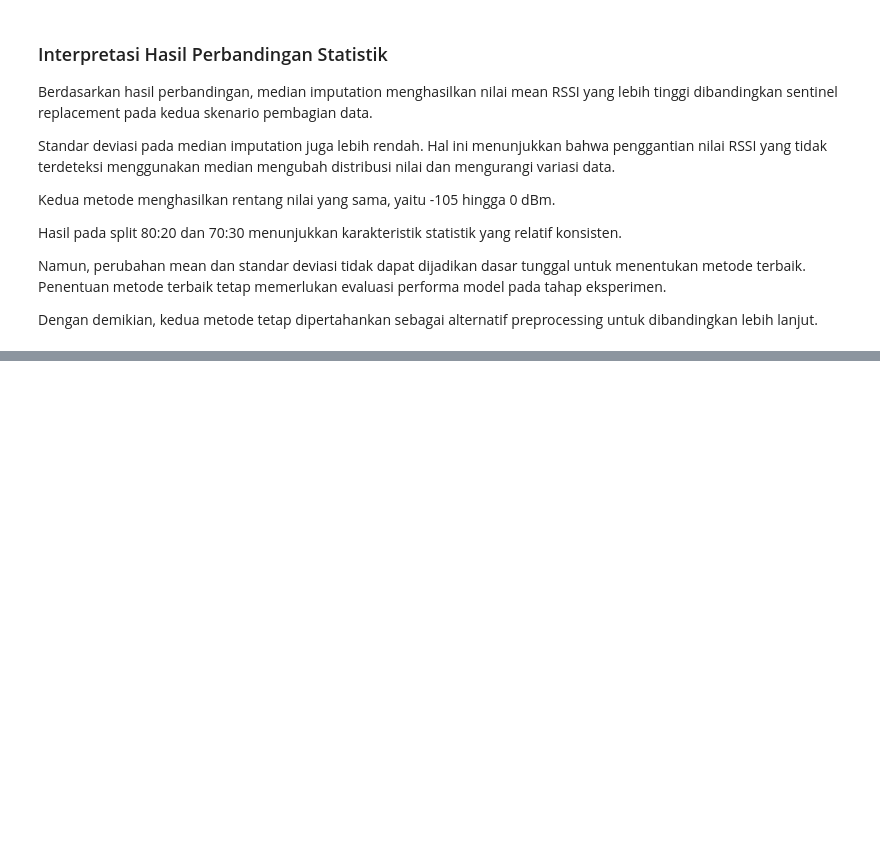
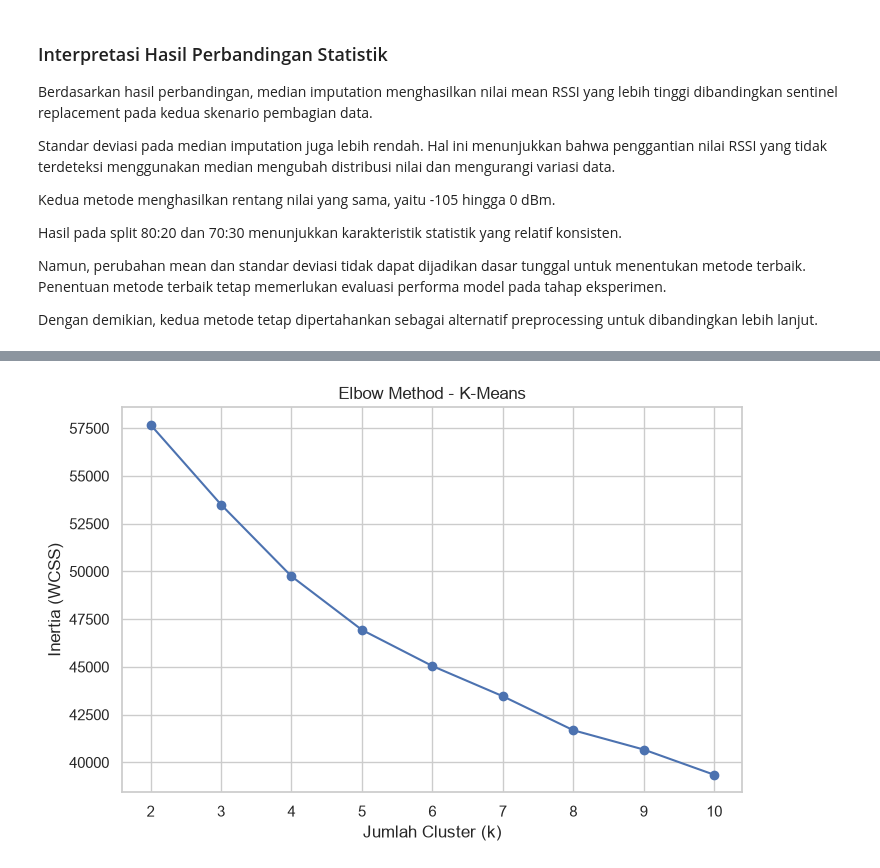
Before and after one commit to Fadhlrahman/TUBES-DEEP-LEARNING, a Jupyter notebook: telco.ipynb, the cells around one changed output, grey strips where cells are left out. Cells and saved outputs as stored; diff of their text form; code cells hidden in the pictures; blank space fills up the shorter version.

```diff
--- a/telco.ipynb
+++ b/telco.ipynb
@@ -1380,0 +1399,28 @@ Dengan demikian, kedua metode tetap dipertahankan sebagai alternatif preprocessi
+# %%
+
+# 1. Membuat pipeline preprocessing
+clustering_preprocessor = build_preprocessing_pipeline(
+    method="sentinel",
+    feature_mode="reduced",
+    scaler="minmax"
+)
+
+# 2. Fit preprocessing pada seluruh training dataset
+X_cluster = clustering_preprocessor.fit_transform(X_train_raw)
+
+# 3. Menyimpan label asli untuk evaluasi
+y_cluster_building = y_train["BUILDINGID"].reset_index(drop=True)
+y_cluster_floor = y_train["FLOOR"].reset_index(drop=True)
+
+# 4. Pemeriksaan hasil
+print("=== DATA CLUSTERING ===")
+print("Jumlah observasi:", X_cluster.shape[0])
+print("Jumlah fitur:", X_cluster.shape[1])
+
+print("\n=== LABEL REFERENSI ===")
+print("BUILDINGID:", y_cluster_building.shape)
+print("FLOOR:", y_cluster_floor.shape)
+
+print("\n=== VALIDASI DATA ===")
+print("Mengandung NaN:", np.isnan(X_cluster).any())
+print("Mengandung Inf:", np.isinf(X_cluster).any())
@@ -1380,0 +1497,17 @@ Dengan demikian, kedua metode tetap dipertahankan sebagai alternatif preprocessi
+# %%
+plt.figure(figsize=(8, 5))
+
+plt.plot(
+    list(k_values),
+    inertia_values,
+    marker="o"
+)
+
+plt.xlabel("Jumlah Cluster (k)")
+plt.ylabel("Inertia (WCSS)")
+plt.title("Elbow Method - K-Means")
+plt.xticks(list(k_values))
+plt.grid(True)
+plt.show()
+# %% [output]
+[figure, added]
```
Also changed, not shown: parts of 34 cells of this notebook.
